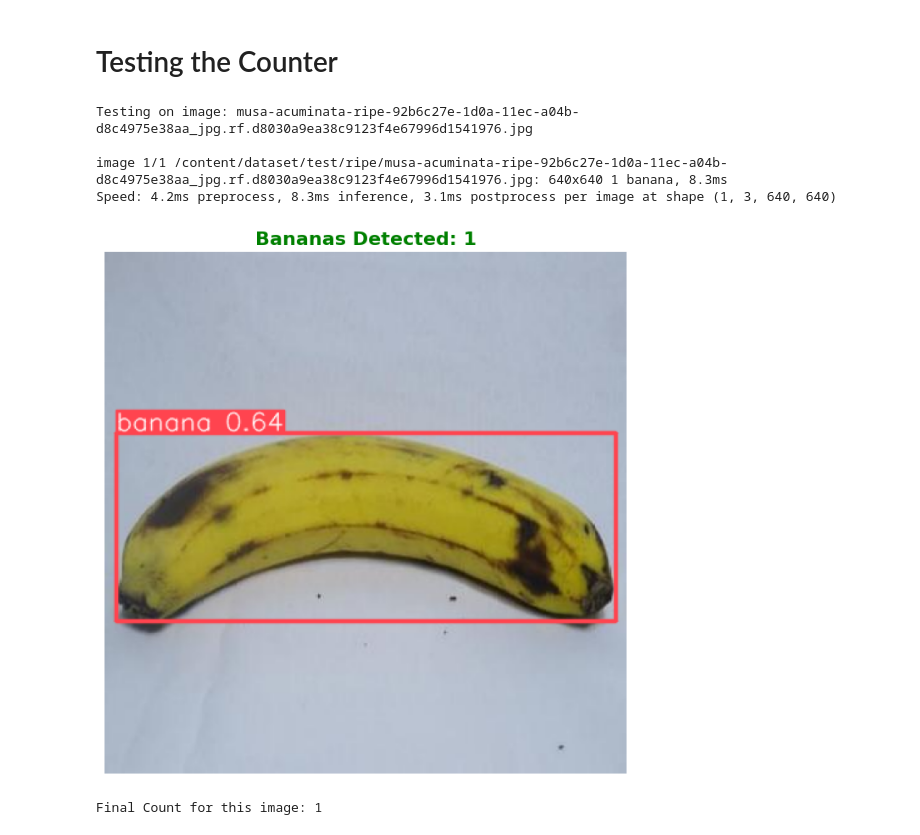
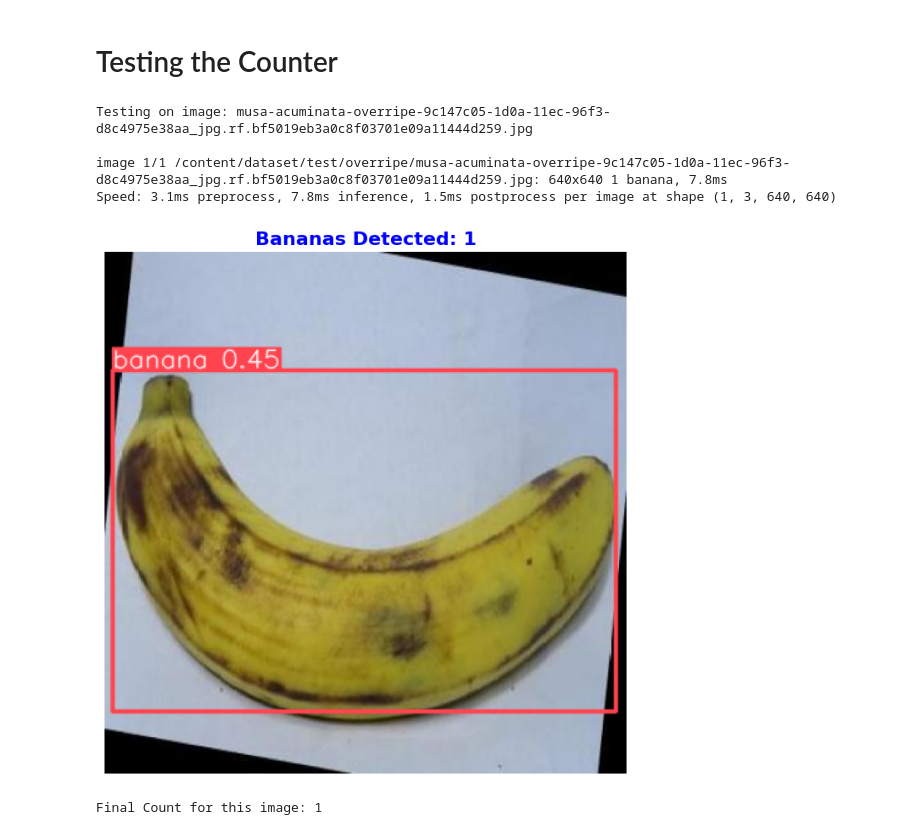
Before and after one commit to dcvhere/banana-ripeness-classifier, a Jupyter notebook: notebooks/04_yolo_detection_counting.ipynb, the cells around one changed output. Drawn from its saved outputs; the diff is of its cells as text; code cells hidden in the pictures.

Commit message:
Update models, notebooks, and screenshots

```diff
--- a/notebooks/04_yolo_detection_counting.ipynb
+++ b/notebooks/04_yolo_detection_counting.ipynb
@@ -26,12 +26,24 @@ model_cls = YOLO('yolov8n-cls.pt')
 ### Training the model
 # %%
 print("Starting YOLO Classification Training...")
+
+# Create a data.yaml file for YOLO training
+# This defines the dataset structure for YOLOv8 classification
+with open(os.path.join(base_dir, 'data.yaml'), 'w') as f:
+    f.write(f"path: {base_dir}\n") # Dataset root directory
+    f.write("train: train/\n") # Train images relative to path
+    f.write("val: valid/\n") # Val images relative to path
+    f.write("nc: 3\n") # Number of classes
+    f.write("names: ['overripe', 'ripe', 'unripe']\n") # Class names
+
 results_cls = model_cls.train(
-    data=base_dir,
-    epochs=10,             # 10 epochs is usually sufficient for YOLO fine-tuning
+    data=base_dir, # Pass the path to the dataset root directory
+    epochs=15,             # 10 epochs is usually sufficient for YOLO fine-tuning
     imgsz=416,             # Using the 416x416 size specified in the project
     project='yolo_models', # Folder where results will be saved
     name='banana_cls'      # Subfolder for this specific run
 )
+
+yolo_cls_path = '/content/yolo_models/banana_cls/weights/best.pt'
 # %% [output]
 Starting YOLO Classification Training...
@@ -60,7 +70,7 @@ print("\n--- YOLOv8 Object Detection and Counting ---")
 
 # 1. Load the pre-trained YOLOv8 nano detection model
 
-model_det = YOLO('yolov8n.pt')
+model_det = YOLO('yolov8n.pt') # Changed from classification model to detection model
 
 # 2. Saving a copy of this pre-trained model to match required project deliverables
 model_det.save('yolo_detect_best.pt')
@@ -91,7 +101,7 @@ def detect_and_count_bananas(image_path):
     plt.figure(figsize=(8, 8))
     plt.imshow(annotated_img_rgb)
     plt.axis('off')
-    plt.title(f"Bananas Detected: {banana_count}", fontsize=16, fontweight='bold', color='green')
+    plt.title(f"Bananas Detected: {banana_count}", fontsize=16, fontweight='bold', color='blue')
     plt.show()
 
     return banana_count
@@ -103,22 +113,22 @@ Detection model saved as 'yolo_detect_best.pt'
 # %%
 # Let's grab a random image from your test set to see it in action
 # Adjust this path if you want to test a specific image!
-test_image_folder = os.path.join(base_dir, 'test/ripe')
+test_image_folder = os.path.join(base_dir, 'test/overripe')
 sample_images = os.listdir(test_image_folder)
 
 if len(sample_images) > 0:
     sample_image_path = os.path.join(test_image_folder, sample_images[0])
     print(f"Testing on image: {sample_images[0]}")
 
     # Run our function!
     count = detect_and_count_bananas(sample_image_path)
     print(f"Final Count for this image: {count}")
 else:
     print("Could not find a test image in the specified directory.")
 # %% [output]
-Testing on image: musa-acuminata-ripe-92b6c27e-1d0a-11ec-a04b-d8c4975e38aa_jpg.rf.d8030a9ea38c9123f4e67996d1541976.jpg
+Testing on image: musa-acuminata-overripe-9c147c05-1d0a-11ec-96f3-d8c4975e38aa_jpg.rf.bf5019eb3a0c8f03701e09a11444d259.jpg
 
-image 1/1 /content/dataset/test/ripe/musa-acuminata-ripe-92b6c27e-1d0a-11ec-a04b-d8c4975e38aa_jpg.rf.d8030a9ea38c9123f4e67996d1541976.jpg: 640x640 1 banana, 8.3ms
-Speed: 4.2ms preprocess, 8.3ms inference, 3.1ms postprocess per image at shape (1, 3, 640, 640)
+image 1/1 /content/dataset/test/overripe/musa-acuminata-overripe-9c147c05-1d0a-11ec-96f3-d8c4975e38aa_jpg.rf.bf5019eb3a0c8f03701e09a11444d259.jpg: 640x640 1 banana, 7.8ms
+Speed: 3.1ms preprocess, 7.8ms inference, 1.5ms postprocess per image at shape (1, 3, 640, 640)
-[figure, old version]
+[figure, new version]
 Final Count for this image: 1
```
Also changed, not shown: parts of 3 cells of this notebook, 43 other files.
